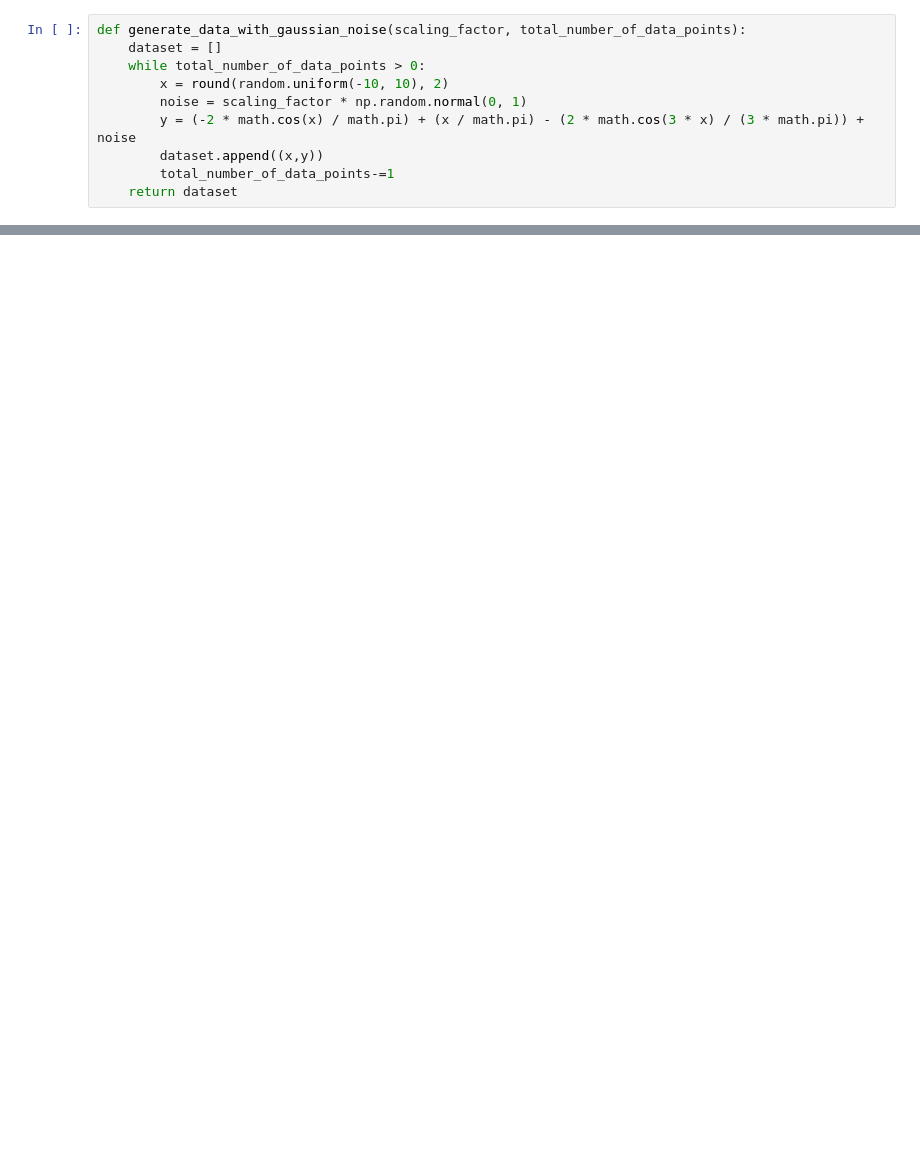
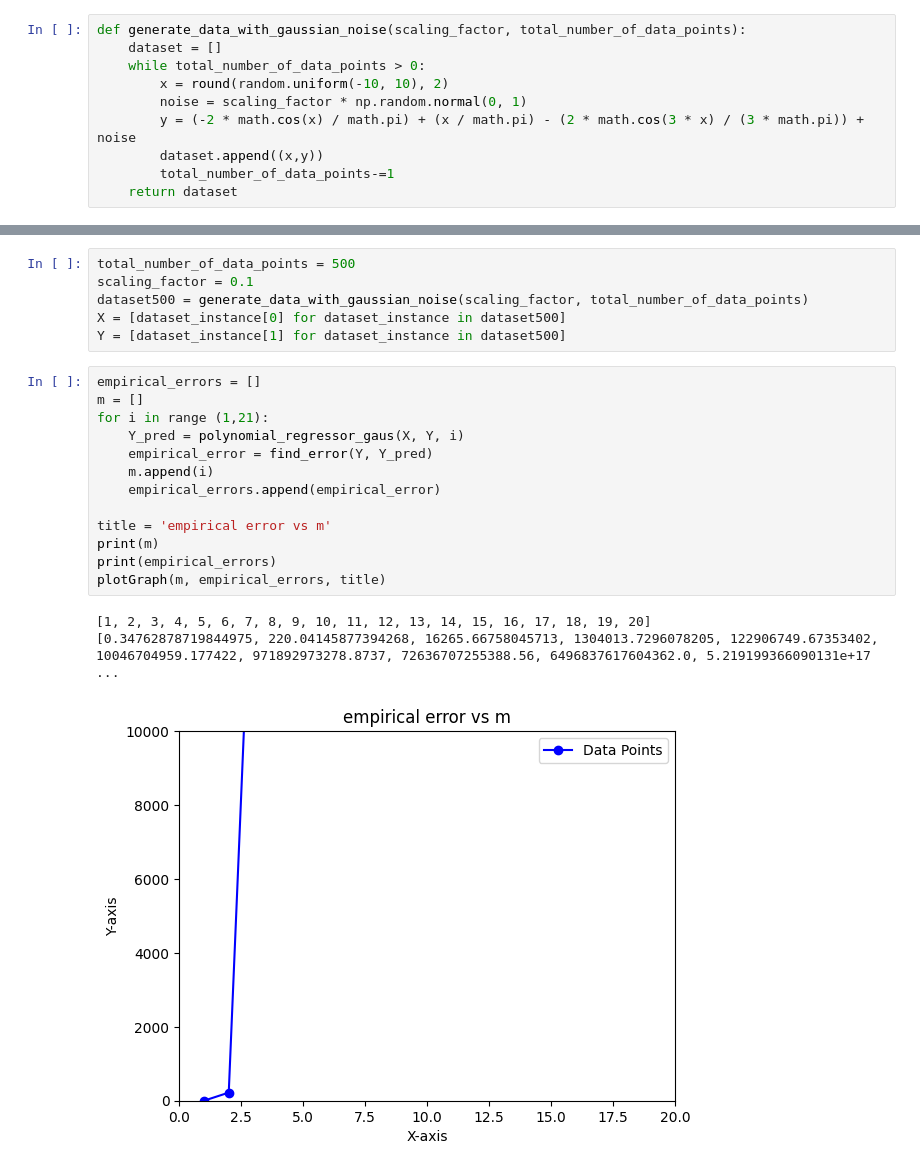
Before and after one commit to Aditya-Y-29/ML-Assignments, a Jupyter notebook: Assignment-1/Task2.ipynb, the cells around one changed output, grey strips where cells are left out. Saved outputs shown, nothing was run; the diff lists cells and outputs as text; blank space fills up the shorter version.

```diff
--- a/Assignment-1/Task2.ipynb
+++ b/Assignment-1/Task2.ipynb
@@ -22,0 +115,23 @@ print(dataset50)
+# %%
+total_number_of_data_points = 500
+scaling_factor = 0.1
+dataset500 = generate_data_with_gaussian_noise(scaling_factor, total_number_of_data_points)
+X = [dataset_instance[0] for dataset_instance in dataset500]
+Y = [dataset_instance[1] for dataset_instance in dataset500]
+# %%
+empirical_errors = []
+m = []
+for i in range (1,21):
+    Y_pred = polynomial_regressor_gaus(X, Y, i)
+    empirical_error = find_error(Y, Y_pred)
+    m.append(i)
+    empirical_errors.append(empirical_error)
+
+title = 'empirical error vs m'
+print(m)
+print(empirical_errors)
+plotGraph(m, empirical_errors, title)
+# %% [output]
+[1, 2, 3, 4, 5, 6, 7, 8, 9, 10, 11, 12, 13, 14, 15, 16, 17, 18, 19, 20]
+[0.34762878719844975, 220.04145877394268, 16265.66758045713, 1304013.7296078205, 122906749.67353402, 10046704959.177422, 971892973278.8737, 72636707255388.56, 6496837617604362.0, 5.219199366090131e+17 ...
+[figure, added]
```
Also changed, not shown: parts of 11 cells of this notebook.
